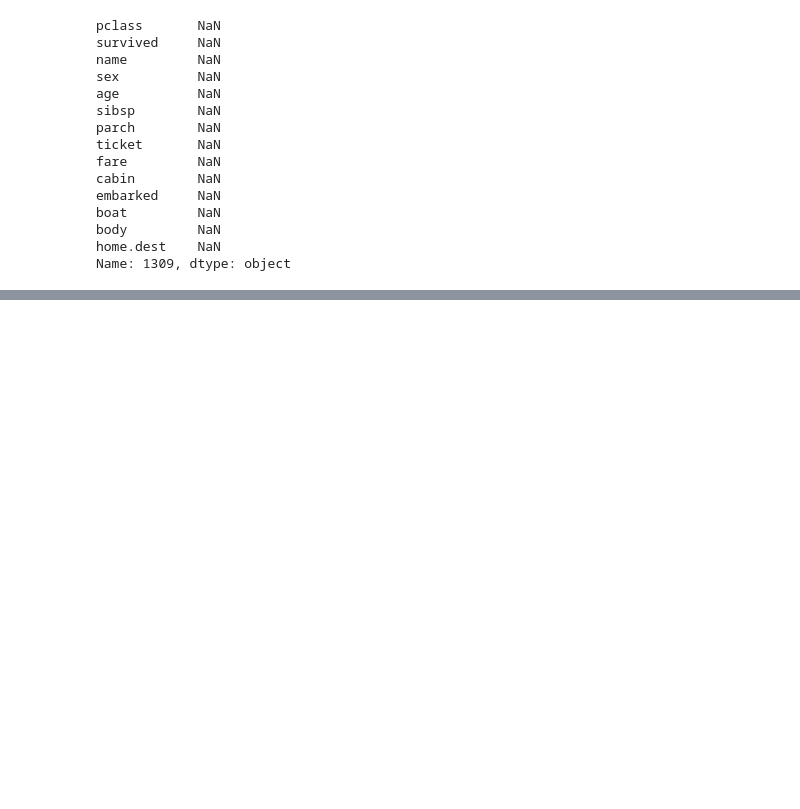
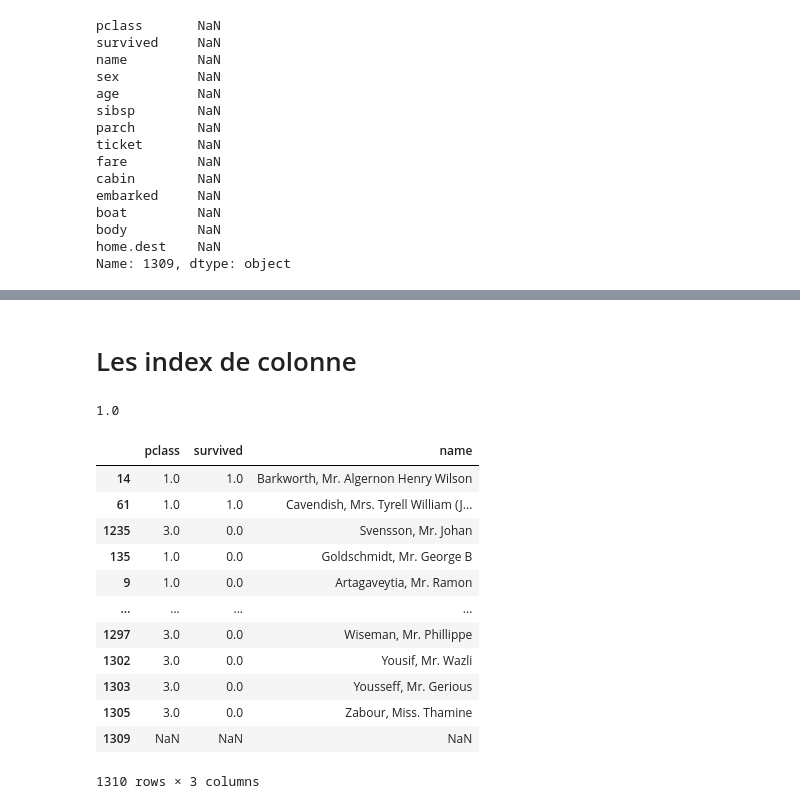
Before and after one commit to brunoharlein/pandas_is_cool, a Jupyter notebook: Cours Pandas.ipynb, the cells around one changed output, grey strips where cells are left out. Saved outputs shown, nothing was run; the diff lists cells and outputs as text; code cells hidden in the pictures; blank space fills up the shorter version.

```diff
--- a/Cours Pandas.ipynb
+++ b/Cours Pandas.ipynb
@@ -987,0 +1052,22 @@ Name: 1309, dtype: object
+# %% [markdown]
+# Les index de colonne
+# %%
+new_titanic_survival.iloc[0,0]
+# %% [output]
+1.0
+# %%
+new_titanic_survival.iloc[:, 0:3]
+# %% [output]
+|  | pclass | survived | name |
+| 14 | 1.0 | 1.0 | Barkworth, Mr. Algernon Henry Wilson |
+| 61 | 1.0 | 1.0 | Cavendish, Mrs. Tyrell William (J... |
+| 1235 | 3.0 | 0.0 | Svensson, Mr. Johan |
+| 135 | 1.0 | 0.0 | Goldschmidt, Mr. George B |
+| 9 | 1.0 | 0.0 | Artagaveytia, Mr. Ramon |
+| ... | ... | ... | ... |
+| 1297 | 3.0 | 0.0 | Wiseman, Mr. Phillippe |
+| 1302 | 3.0 | 0.0 | Yousif, Mr. Wazli |
+| 1303 | 3.0 | 0.0 | Yousseff, Mr. Gerious |
+| 1305 | 3.0 | 0.0 | Zabour, Miss. Thamine |
+| 1309 | NaN | NaN | NaN |
+1310 rows × 3 columns
```
Also changed, not shown: parts of 19 cells of this notebook, 1 other file.
